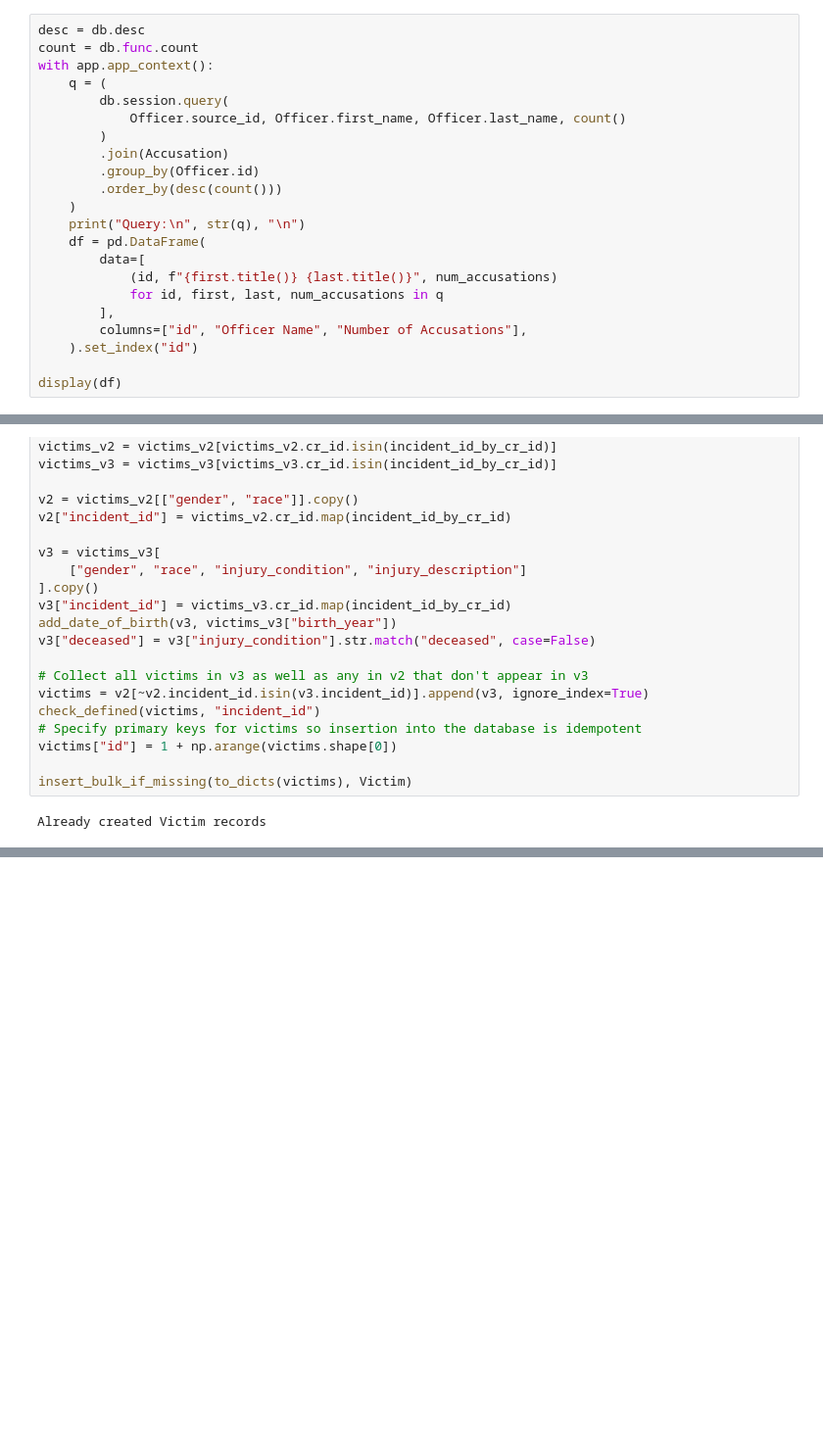
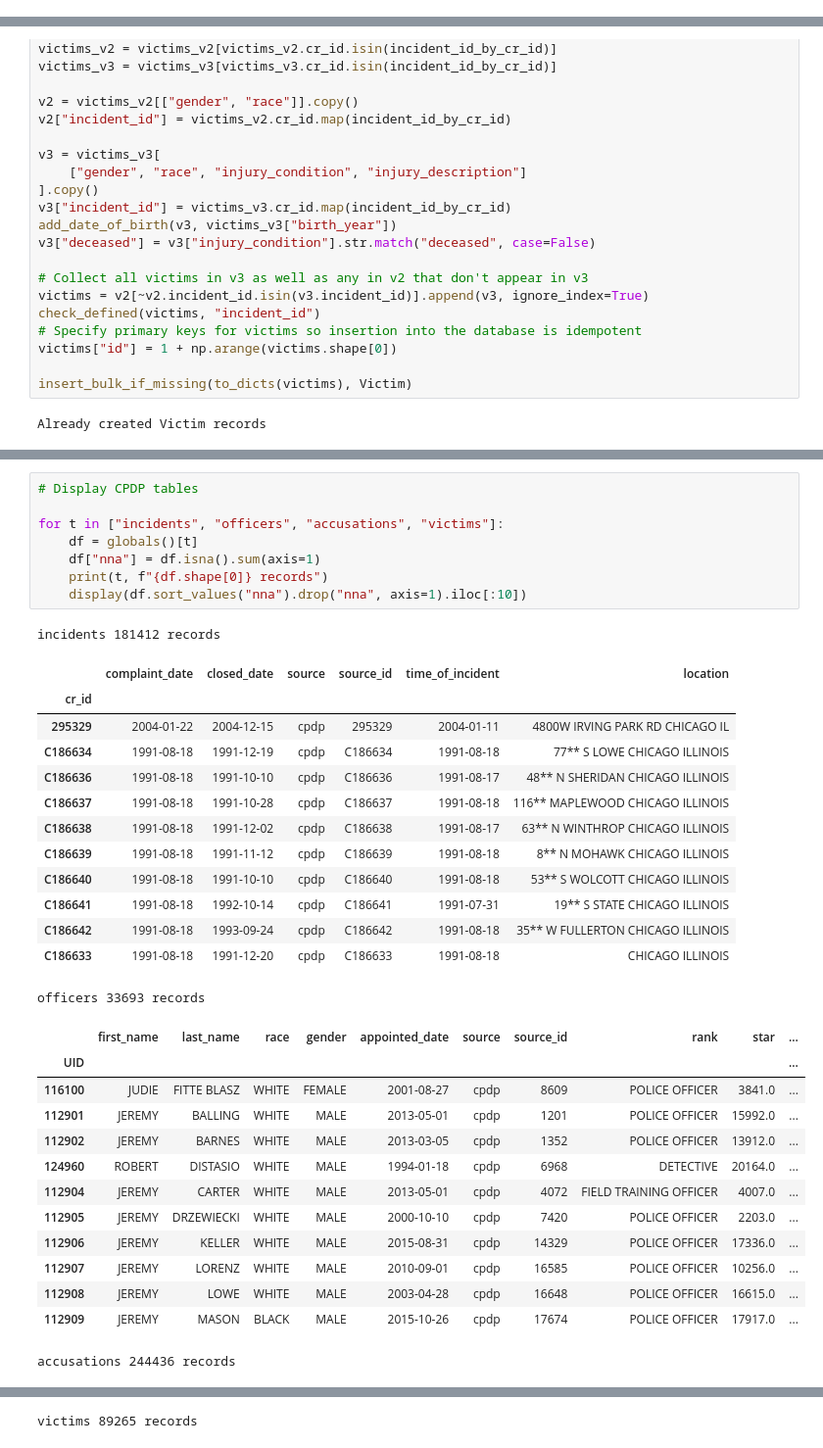
Before and after one commit to codeforboston/police-data-trust, a Jupyter notebook: backend/scraper/cpdp.ipynb, the cells around one changed output, grey strips where cells are left out. Shown at 98% size. Saved outputs shown, nothing was run; the diff lists cells and outputs as text; blank space fills up the shorter version.

Commit message:
Add data summary

```diff
--- a/backend/scraper/cpdp.ipynb
+++ b/backend/scraper/cpdp.ipynb
@@ -279,22 +274,0 @@ This matches the results at [cpdp.co](https://cpdp.co)
-# %%
-desc = db.desc
-count = db.func.count
-with app.app_context():
-    q = (
-        db.session.query(
-            Officer.source_id, Officer.first_name, Officer.last_name, count()
-        )
-        .join(Accusation)
-        .group_by(Officer.id)
-        .order_by(desc(count()))
-    )
-    print("Query:\n", str(q), "\n")
-    df = pd.DataFrame(
-        data=[
-            (id, f"{first.title()} {last.title()}", num_accusations)
-            for id, first, last, num_accusations in q
-        ],
-        columns=["id", "Officer Name", "Number of Accusations"],
-    ).set_index("id")
-
-display(df)
@@ -349,0 +338,36 @@ Already created Victim records
+# %%
+# Display CPDP tables
+
+for t in ["incidents", "officers", "accusations", "victims"]:
+    df = globals()[t]
+    df["nna"] = df.isna().sum(axis=1)
+    print(t, f"{df.shape[0]} records")
+    display(df.sort_values("nna").drop("nna", axis=1).iloc[:10])
+# %% [output]
+incidents 181412 records
+|  | complaint_date | closed_date | source | source_id | time_of_incident | location |
+| cr_id |  |  |  |  |  |  |
+| 295329 | 2004-01-22 | 2004-12-15 | cpdp | 295329 | 2004-01-11 | 4800W IRVING PARK RD CHICAGO IL |
+| C186634 | 1991-08-18 | 1991-12-19 | cpdp | C186634 | 1991-08-18 | 77** S LOWE CHICAGO ILLINOIS |
+| C186636 | 1991-08-18 | 1991-10-10 | cpdp | C186636 | 1991-08-17 | 48** N SHERIDAN CHICAGO ILLINOIS |
+| C186637 | 1991-08-18 | 1991-10-28 | cpdp | C186637 | 1991-08-18 | 116** MAPLEWOOD CHICAGO ILLINOIS |
+| C186638 | 1991-08-18 | 1991-12-02 | cpdp | C186638 | 1991-08-17 | 63** N WINTHROP CHICAGO ILLINOIS |
+| C186639 | 1991-08-18 | 1991-11-12 | cpdp | C186639 | 1991-08-18 | 8** N MOHAWK CHICAGO ILLINOIS |
+| C186640 | 1991-08-18 | 1991-10-10 | cpdp | C186640 | 1991-08-18 | 53** S WOLCOTT CHICAGO ILLINOIS |
+| C186641 | 1991-08-18 | 1992-10-14 | cpdp | C186641 | 1991-07-31 | 19** S STATE CHICAGO ILLINOIS |
+| C186642 | 1991-08-18 | 1993-09-24 | cpdp | C186642 | 1991-08-18 | 35** W FULLERTON CHICAGO ILLINOIS |
+| C186633 | 1991-08-18 | 1991-12-20 | cpdp | C186633 | 1991-08-18 | CHICAGO ILLINOIS |
+officers 33693 records
+|  | first_name | last_name | race | gender | appointed_date | source | source_id | rank | star | ... |
+| UID |  |  |  |  |  |  |  |  |  | ... |
+| 116100 | JUDIE | FITTE BLASZ | WHITE | FEMALE | 2001-08-27 | cpdp | 8609 | POLICE OFFICER | 3841.0 | ... |
+| 112901 | JEREMY | BALLING | WHITE | MALE | 2013-05-01 | cpdp | 1201 | POLICE OFFICER | 15992.0 | ... |
+| 112902 | JEREMY | BARNES | WHITE | MALE | 2013-03-05 | cpdp | 1352 | POLICE OFFICER | 13912.0 | ... |
+| 124960 | ROBERT | DISTASIO | WHITE | MALE | 1994-01-18 | cpdp | 6968 | DETECTIVE | 20164.0 | ... |
+| 112904 | JEREMY | CARTER | WHITE | MALE | 2013-05-01 | cpdp | 4072 | FIELD TRAINING OFFICER | 4007.0 | ... |
+| 112905 | JEREMY | DRZEWIECKI | WHITE | MALE | 2000-10-10 | cpdp | 7420 | POLICE OFFICER | 2203.0 | ... |
+| 112906 | JEREMY | KELLER | WHITE | MALE | 2015-08-31 | cpdp | 14329 | POLICE OFFICER | 17336.0 | ... |
+| 112907 | JEREMY | LORENZ | WHITE | MALE | 2010-09-01 | cpdp | 16585 | POLICE OFFICER | 10256.0 | ... |
+| 112908 | JEREMY | LOWE | WHITE | MALE | 2003-04-28 | cpdp | 16648 | POLICE OFFICER | 16615.0 | ... |
+| 112909 | JEREMY | MASON | BLACK | MALE | 2015-10-26 | cpdp | 17674 | POLICE OFFICER | 17917.0 | ... |
+accusations 244436 records
@@ -349,0 +386 @@ Already created Victim records
+victims 89265 records
```
Also changed, not shown: parts of 6 cells of this notebook.
